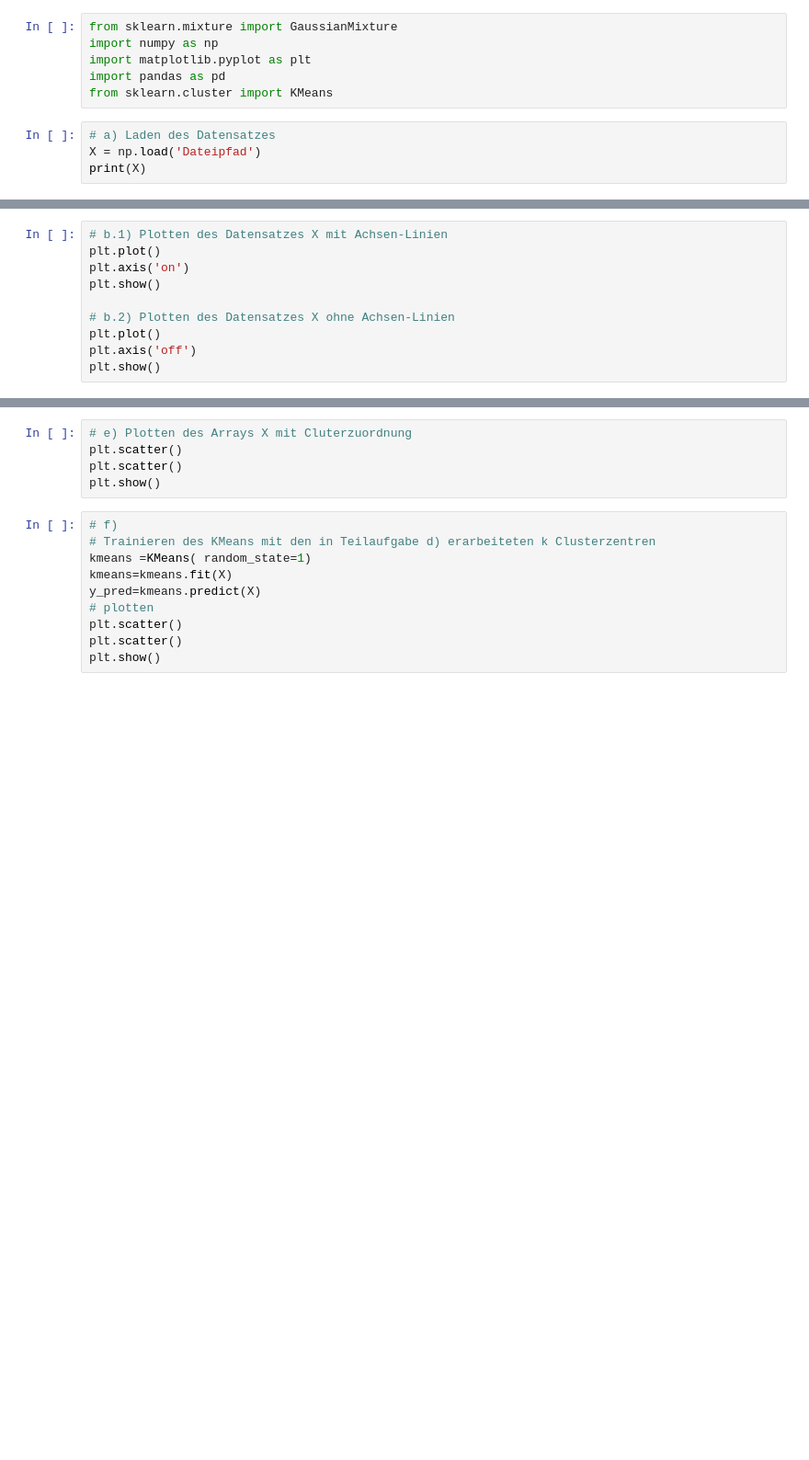
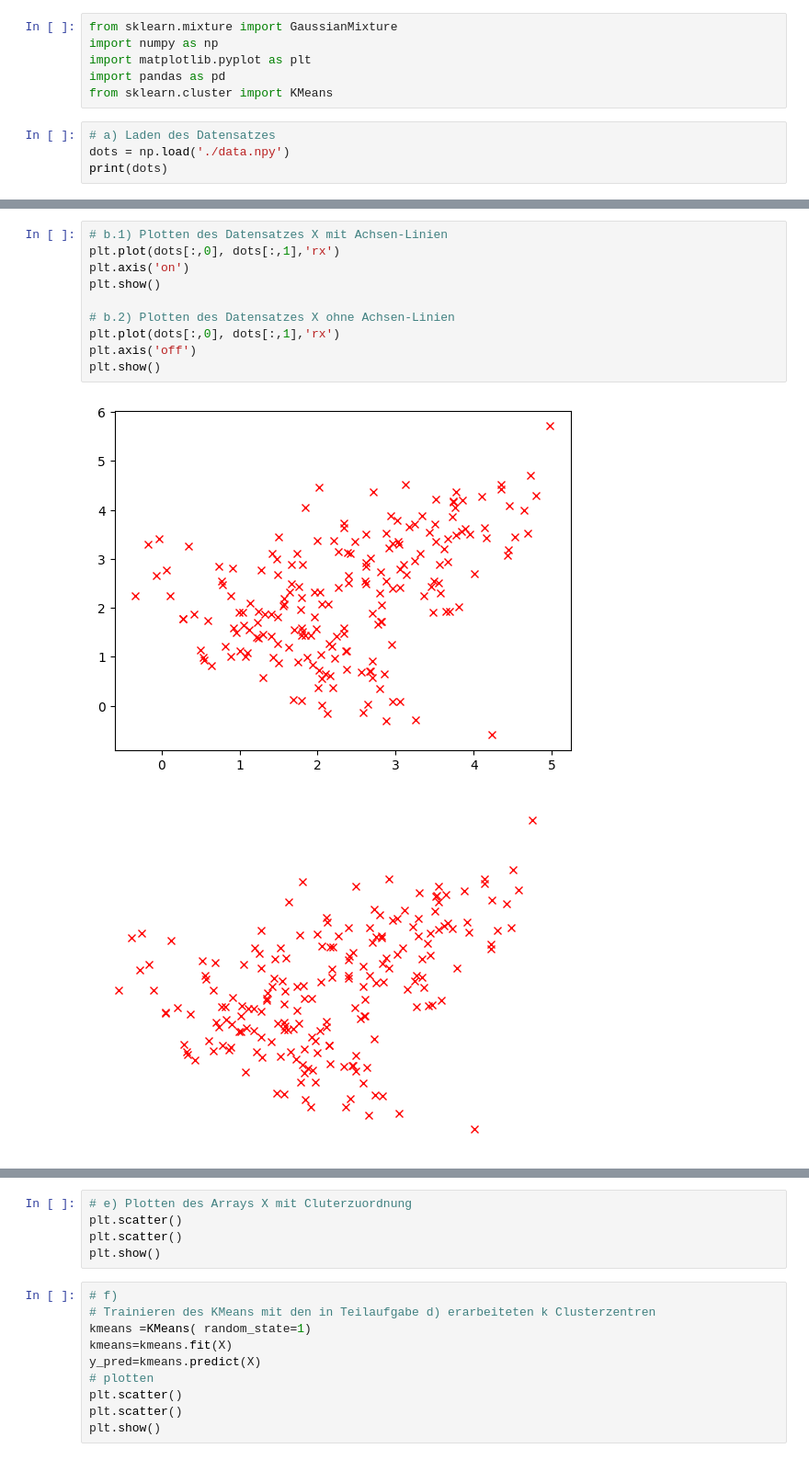
Before and after one commit to eneller/lec-dataanalytics, a Jupyter notebook: Blatt06_EMCluster/DAMF_Übung_6.ipynb, the cells around one changed output, grey strips where cells are left out. Shown at 92% size. Cells and saved outputs as stored; diff of their text form; blank space fills up the shorter version.

```diff
--- a/Blatt06_EMCluster/DAMF_Übung_6.ipynb
+++ b/Blatt06_EMCluster/DAMF_Übung_6.ipynb
@@ -6,5 +6,5 @@ import pandas as pd
 from sklearn.cluster import KMeans
 # %%
 # a) Laden des Datensatzes
-X = np.load('Dateipfad')
-print(X)
+dots = np.load('./data.npy')
+print(dots)
@@ -11,12 +29,15 @@ print(X)
 # %%
 # b.1) Plotten des Datensatzes X mit Achsen-Linien
-plt.plot()
+plt.plot(dots[:,0], dots[:,1],'rx')
 plt.axis('on')
 plt.show()
 
 # b.2) Plotten des Datensatzes X ohne Achsen-Linien
-plt.plot()
+plt.plot(dots[:,0], dots[:,1],'rx')
 plt.axis('off')
 plt.show()
+# %% [output]
+[figure, added]
+[figure, added]
 # %%
 # c) Trainieren des GaussianMixture Verfahrens
```
Also changed, not shown: parts of 3 cells of this notebook, 6 other files.
